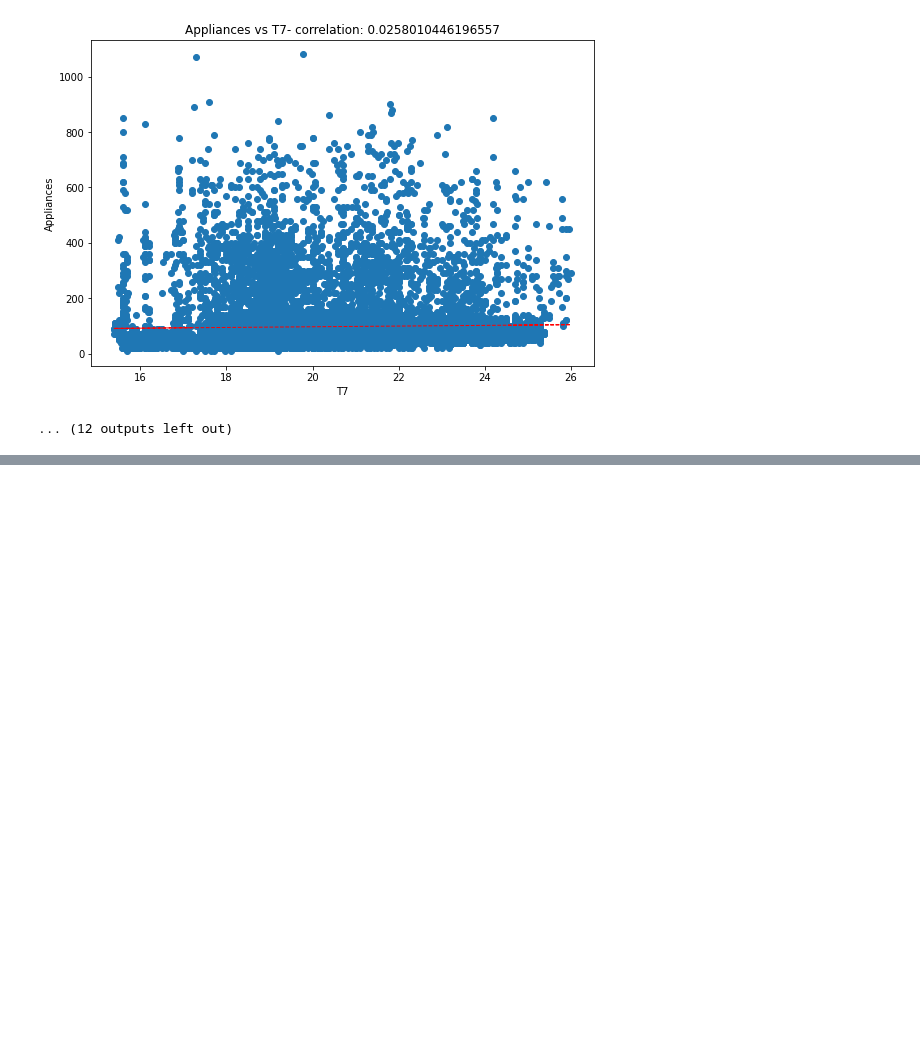
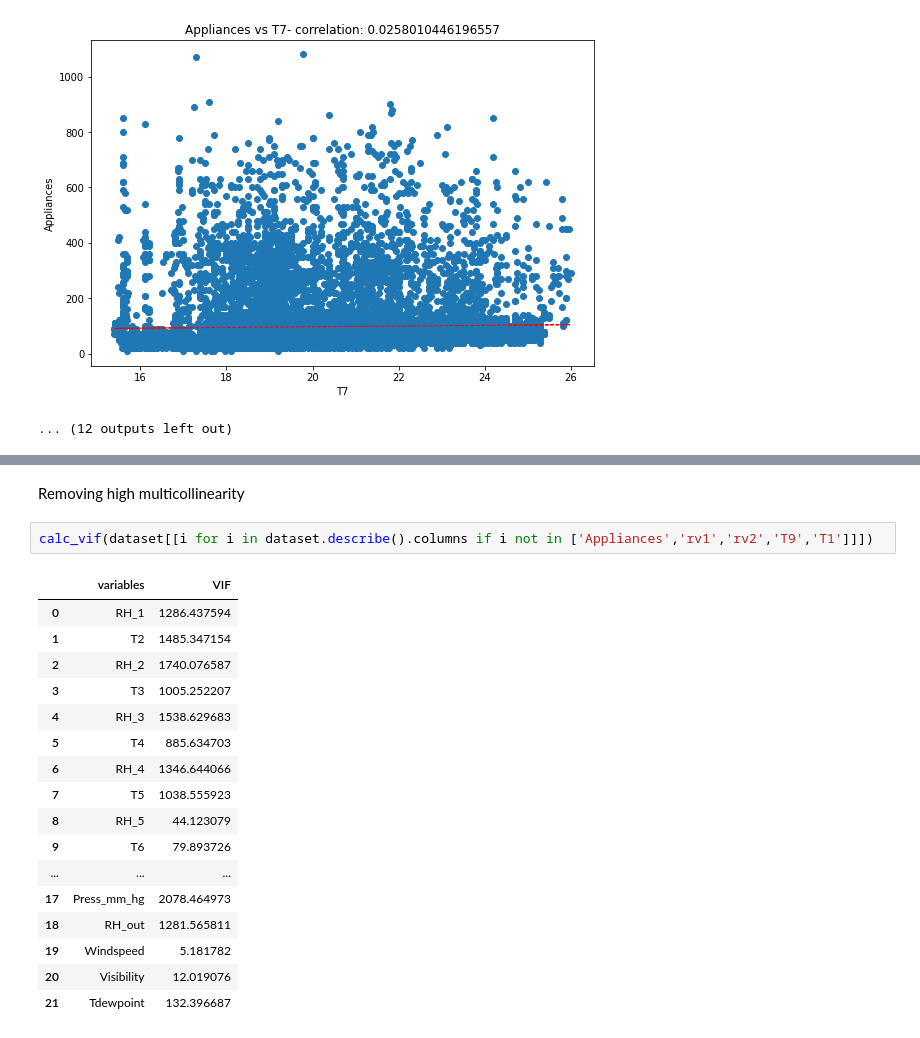
Before and after one commit to Navin321-alma/Appliances_energy_prediction_linear_regression, a Jupyter notebook: Self_Appliances_Energy_prediction.ipynb, the cells around one changed output, grey strips where cells are left out. Saved outputs shown, nothing was run; the diff lists cells and outputs as text; blank space fills up the shorter version.

```diff
--- a/Self_Appliances_Energy_prediction.ipynb
+++ b/Self_Appliances_Energy_prediction.ipynb
@@ -293,0 +358,22 @@ plt.show()
+# %% [markdown]
+Removing high multicollinearity
+# %%
+calc_vif(dataset[[i for i in dataset.describe().columns if i not in ['Appliances','rv1','rv2','T9','T1']]])
+# %% [output]
+|  | variables | VIF |
+| 0 | RH_1 | 1286.437594 |
+| 1 | T2 | 1485.347154 |
+| 2 | RH_2 | 1740.076587 |
+| 3 | T3 | 1005.252207 |
+| 4 | RH_3 | 1538.629683 |
+| 5 | T4 | 885.634703 |
+| 6 | RH_4 | 1346.644066 |
+| 7 | T5 | 1038.555923 |
+| 8 | RH_5 | 44.123079 |
+| 9 | T6 | 79.893726 |
+| ... | ... | ... |
+| 17 | Press_mm_hg | 2078.464973 |
+| 18 | RH_out | 1281.565811 |
+| 19 | Windspeed | 5.181782 |
+| 20 | Visibility | 12.019076 |
+| 21 | Tdewpoint | 132.396687 |
```
Also changed, not shown: parts of 27 cells of this notebook.
